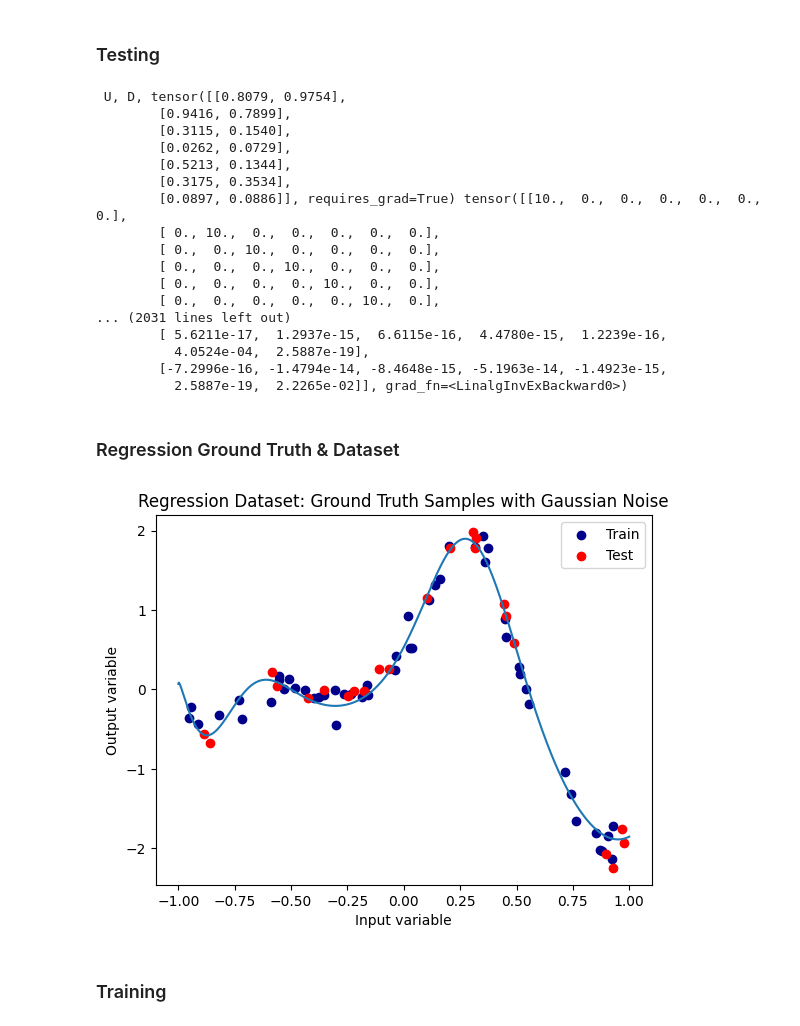
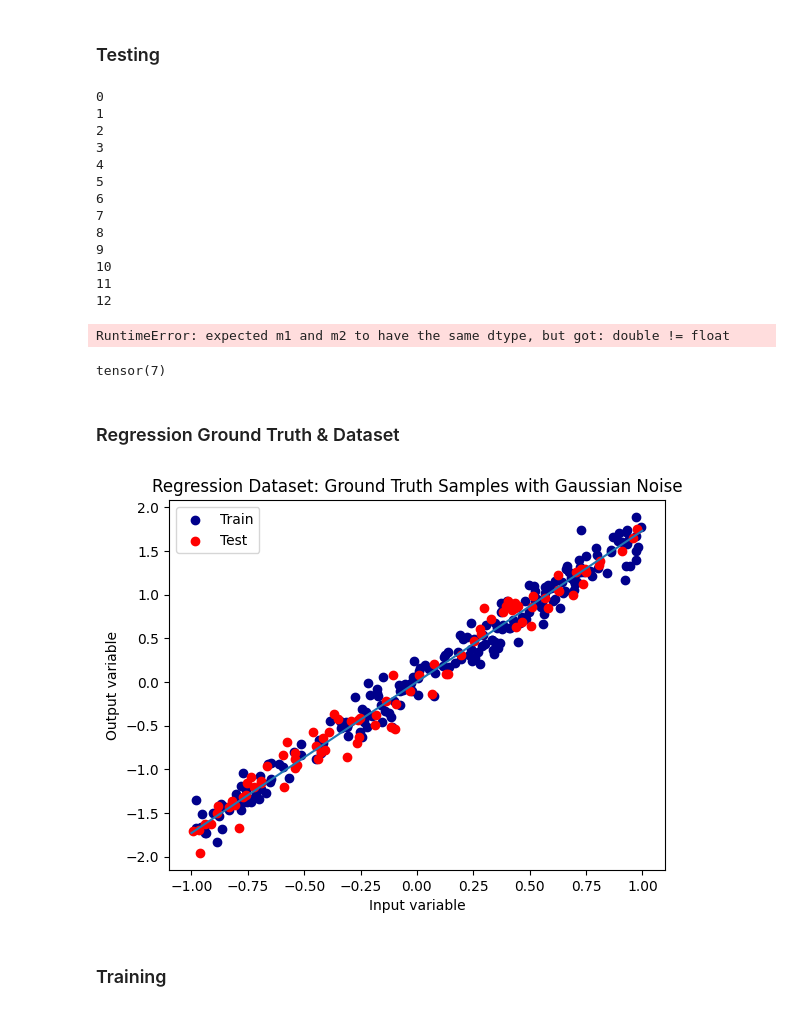
Before and after one commit to Marco-Gal/Bayesian-Neural-Network-Project, a Jupyter notebook: SLANG/SLANG_Attempt.ipynb, the cells around one changed output. Saved outputs shown, nothing was run; the diff lists cells and outputs as text; code cells hidden in the pictures.

```diff
--- a/SLANG/SLANG_Attempt.ipynb
+++ b/SLANG/SLANG_Attempt.ipynb
@@ -274,42 +305,43 @@ class SLANG_GaussianNetwork(nn.Module):
 # %% [markdown]
 ### Testing
 # %%
-net = SLANG_GaussianNetwork([1,2,1], alpha = 0.1, beta = 0.9,
-                             inital_prior_std=10,  rank_approx = 2,
-                             minibatch_size = 3, decay=0.51, decay_start=10, error = 1e-7)
+net = SLANG_GaussianNetwork([1,4,1], alpha = 0.9, beta = 0.9,
+                             inital_prior_std = 10,  rank_approx = 2,
+                             minibatch_size = 7, decay = 0.51, decay_start = 40, error = 1e-7)
 data = torch.tensor([[0.01, 0.02], [1.5, 3.0], [1.2, 2.8], [5.05, 10.3], [1.6, 2.9], [1.5, 3.2], [1.3, 3.0]],
                      requires_grad=True)
 
 
 # Compute the cov wrt the sampled network parameters
-
 mean, Sig = net.SLANG(data)
 print('mean', mean)
 print('cov', Sig)
 # %% [output]
- U, D, tensor([[0.8079, 0.9754],
-        [0.9416, 0.7899],
-        [0.3115, 0.1540],
-        [0.0262, 0.0729],
-        [0.5213, 0.1344],
-        [0.3175, 0.3534],
-        [0.0897, 0.0886]], requires_grad=True) tensor([[10.,  0.,  0.,  0.,  0.,  0.,  0.],
-        [ 0., 10.,  0.,  0.,  0.,  0.,  0.],
-        [ 0.,  0., 10.,  0.,  0.,  0.,  0.],
-        [ 0.,  0.,  0., 10.,  0.,  0.,  0.],
-        [ 0.,  0.,  0.,  0., 10.,  0.,  0.],
-        [ 0.,  0.,  0.,  0.,  0., 10.,  0.],
-... (2031 lines left out)
-        [ 5.6211e-17,  1.2937e-15,  6.6115e-16,  4.4780e-15,  1.2239e-16,
-          4.0524e-04,  2.5887e-19],
-        [-7.2996e-16, -1.4794e-14, -8.4648e-15, -5.1963e-14, -1.4923e-15,
-          2.5887e-19,  2.2265e-02]], grad_fn=<LinalgInvExBackward0>)
+0
+1
+2
+3
+4
+5
+6
+7
+8
+9
+10
+11
+12
+RuntimeError: expected m1 and m2 to have the same dtype, but got: double != float
+# %%
+t = torch.tensor([[1,2],[3,4]])
+print((torch.abs(t[1,:])).sum(dim=0))
+# %% [output]
+tensor(7)
 # %% [markdown]
 ### Regression Ground Truth & Dataset
 # %%
 def unnormalised_ground_truth(x):
     """return the 'ground truth' output for a specific input location x"""
-    return 15*np.cos(0.1/(0.05*(x+1)+0.02)) + 3*np.exp(0.5*np.sin(((50*(x+1))**0.9-3)/5))/((50*(x+1)+0.01)**(-0.5)) -12.5*(x+1)**2
+    return 3*x + 2#15*np.cos(0.1/(0.05*(x+1)+0.02)) + 3*np.exp(0.5*np.sin(((50*(x+1))**0.9-3)/5))/((50*(x+1)+0.01)**(-0.5)) -12.5*(x+1)**2
 
 def normalised_ground_truth(xs):
     ys = unnormalised_ground_truth(xs)
@@ -324,35 +356,35 @@ def generate_dataset(size=75, noise=0.15, split=0.3):
     x_samps = xs[samp_ind]
     y_samps = ys[samp_ind] + np.random.normal(0, noise, size)
     return train_test_split(x_samps, y_samps, test_size=split, random_state=13)
 
 
 xs = np.linspace(-1, 1, 1000)
 ys = normalised_ground_truth(xs)
-x_tr, x_te, y_tr, y_te = generate_dataset()
+x_tr, x_te, y_tr, y_te = generate_dataset(size=300)
 
 plt.title("Regression Dataset: Ground Truth Samples with Gaussian Noise")
 plt.plot(xs, ys)
 plt.scatter(x_tr, y_tr, label='Train', color='darkblue')
 plt.scatter(x_te, y_te, label='Test', color='red')
 plt.xlabel('Input variable')
 plt.ylabel('Output variable')
 plt.legend()
 plt.show()
 
 # transpose the pytorch tensor so it fits as expected later
 data_tr = []
 for i in range(len(x_tr)):
     data_tr.append([x_tr[i], y_tr[i]])
 
 data_te = []
 for i in range(len(x_te)):
     data_te.append([x_te[i], y_te[i]])
 
 
 data_tr = torch.FloatTensor(data_tr).unsqueeze(-1)
 data_te = torch.FloatTensor(data_te).unsqueeze(-1)
 # %% [output]
-[figure, old version]
+[figure, new version]
 # %% [markdown]
 ### Training
 # %%
```
Also changed, not shown: parts of 3 cells of this notebook.
